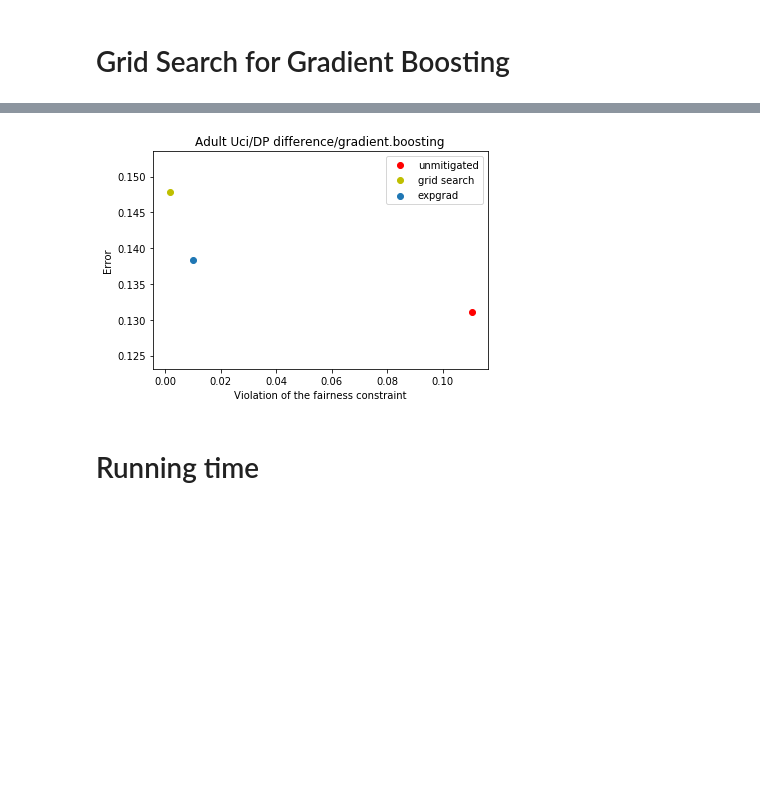
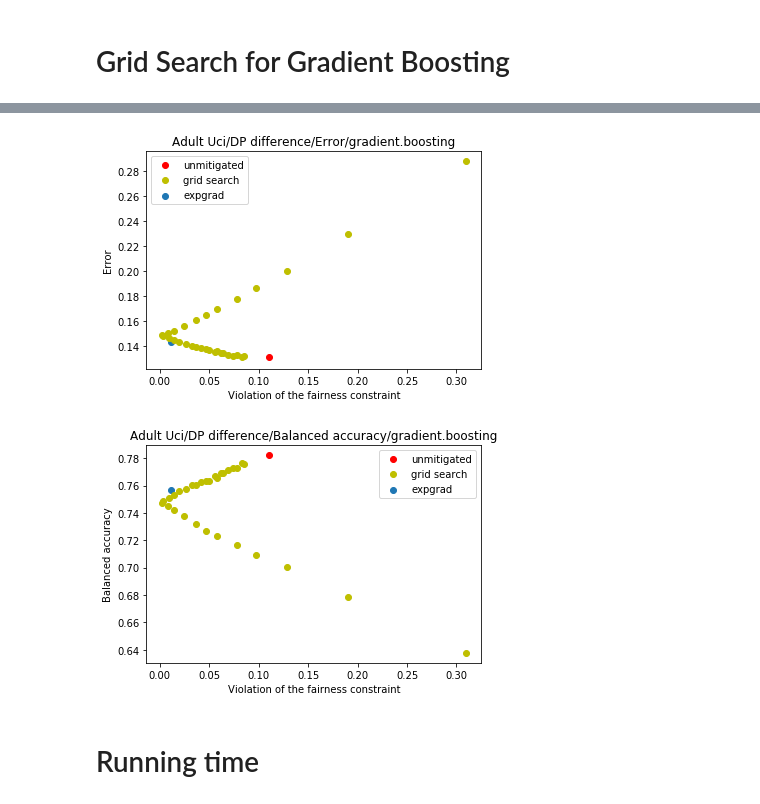
Before and after one commit to UMass-Responsible-AI/fairlearn, a Jupyter notebook: notebooks/Scalability(subsampling).ipynb, the cells around one changed output, grey strips where cells are left out. Saved outputs shown, nothing was run; the diff lists cells and outputs as text; code cells hidden in the pictures; blank space fills up the shorter version.

```diff
--- a/notebooks/Scalability(subsampling).ipynb
+++ b/notebooks/Scalability(subsampling).ipynb
@@ -125,9 +141,11 @@ import numpy as np
 
 expgrad_error_logistic = []
 expgrad_violation_logistic = []
+expgrad_accuracy_logistic = []
 
 expgrad_error_ensemble = []
 expgrad_violation_ensemble = []
+expgrad_accuracy_ensemble = []
 
 eps_list = [0.01]
 
@@ -164,10 +182,14 @@ for eps in eps_list:
     expgrad_y_logistic = pd.Series(expgrad_X_logistic.predict(X_train),name="logistic_learner_y")
     error_expgrad_logistic = get_error(y_train,expgrad_y_logistic)
     expgrad_error_logistic.append(error_expgrad_logistic)
+    acc_expgrad_logistic = get_balanced_accuracy_score(y_train,expgrad_y_logistic)
+    expgrad_accuracy_logistic.append(acc_expgrad_logistic)
 
     expgrad_y_ensemble = pd.Series(expgrad_X_ensemble.predict(X_train),name="ensemble_learner_y")
     error_expgrad_ensemble = get_error(y_train,expgrad_y_ensemble)
     expgrad_error_ensemble.append(error_expgrad_ensemble)
+    acc_expgrad_ensemble = get_balanced_accuracy_score(y_train,expgrad_y_ensemble)
+    expgrad_accuracy_ensemble.append(acc_expgrad_ensemble)
 
     violation_expgrad_logistic = get_violation(expgrad_y_logistic,A_train,"logistic_learner_y")
     expgrad_violation_logistic.append(violation_expgrad_logistic)
@@ -256,9 +315,16 @@ grid_search_logistic.fit(X_train_all, y_train_all, sensitive_features=A_train_al
 b=datetime.now()
 time_grid_search_logistic = (b-a).seconds
 # %%
-grid_search_logistic_y = pd.Series(grid_search_logistic.predict(X_train_all),name="grid_search_logistic_y")
-grid_search_logistic_error = get_error(y_train_all,grid_search_logistic_y)
-grid_search_logistic_violation = get_violation(grid_search_logistic_y,A_train_all,"grid_search_logistic_y")
+predictors = grid_search_logistic._predictors
+grid_search_logistic_error = []
+grid_search_logistic_violation = []
+grid_search_logistic_accuracy = []
+
+for predictor in predictors:
+    grid_search_logistic_y = pd.Series(predictor.predict(X_train_all),name="grid_search_logistic_y")
+    grid_search_logistic_error.append(get_error(y_train_all,grid_search_logistic_y))
+    grid_search_logistic_violation.append(get_violation(grid_search_logistic_y,A_train_all,"grid_search_logistic_y"))
+    grid_search_logistic_accuracy.append(get_balanced_accuracy_score(y_train_all,grid_search_logistic_y))
 # %%
 plt.scatter(expgrad_violation_logistic,expgrad_error_logistic,label="expgrad")
 plt.plot(violation_logistic,error_logistic,'ro',label="unmitigated")
@@ -320,21 +396,37 @@ grid_search_ensemble.fit(X_train_all, y_train_all, sensitive_features=A_train_al
 b=datetime.now()
 time_grid_search_ensemble = (b-a).seconds
 # %%
-grid_search_ensemble_y = pd.Series(grid_search_ensemble.predict(X_train_all),name="grid_search_ensemble_y")
-grid_search_ensemble_error = get_error(y_train_all,grid_search_ensemble_y)
-grid_search_ensemble_violation = get_violation(grid_search_ensemble_y,A_train_all,"grid_search_ensemble_y")
+predictors = grid_search_ensemble._predictors
+grid_search_ensemble_error = []
+grid_search_ensemble_violation = []
+grid_search_ensemble_accuracy = []
+
+for predictor in predictors:
+    grid_search_ensemble_y = pd.Series(predictor.predict(X_train_all),name="grid_search_ensemble_y")
+    grid_search_ensemble_error.append(get_error(y_train_all,grid_search_ensemble_y))
+    grid_search_ensemble_violation.append(get_violation(grid_search_ensemble_y,A_train_all,"grid_search_ensemble_y"))
+    grid_search_ensemble_accuracy.append(get_balanced_accuracy_score(y_train_all,grid_search_ensemble_y))
 # %%
 plt.scatter(expgrad_violation_ensemble,expgrad_error_ensemble,label="expgrad")
 plt.plot(violation_ensemble,error_ensemble,'ro',label="unmitigated")
 plt.plot(grid_search_ensemble_violation,grid_search_ensemble_error,'yo',label="grid search")
-
 plt.xlabel('Violation of the fairness constraint')
 plt.ylabel('Error')
-plt.title('Adult Uci/DP difference/gradient.boosting')
+plt.title('Adult Uci/DP difference/Error/gradient.boosting')
 plt.legend()
 plt.show()
+
+plt.scatter(expgrad_violation_ensemble,expgrad_accuracy_ensemble,label="expgrad")
+plt.plot(violation_ensemble,accuracy_ensemble,'ro',label="unmitigated")
+plt.plot(grid_search_ensemble_violation,grid_search_ensemble_accuracy,'yo',label="grid search")
+plt.xlabel('Violation of the fairness constraint')
+plt.ylabel('Balanced accuracy')
+plt.title('Adult Uci/DP difference/Balanced accuracy/gradient.boosting')
+plt.legend()
+plt.show()
 # %% [output]
-[figure, old version]
+[figure, new version]
+[figure, added]
 # %% [markdown]
 # Running time
 # %%
```
Also changed, not shown: parts of 12 cells of this notebook.
